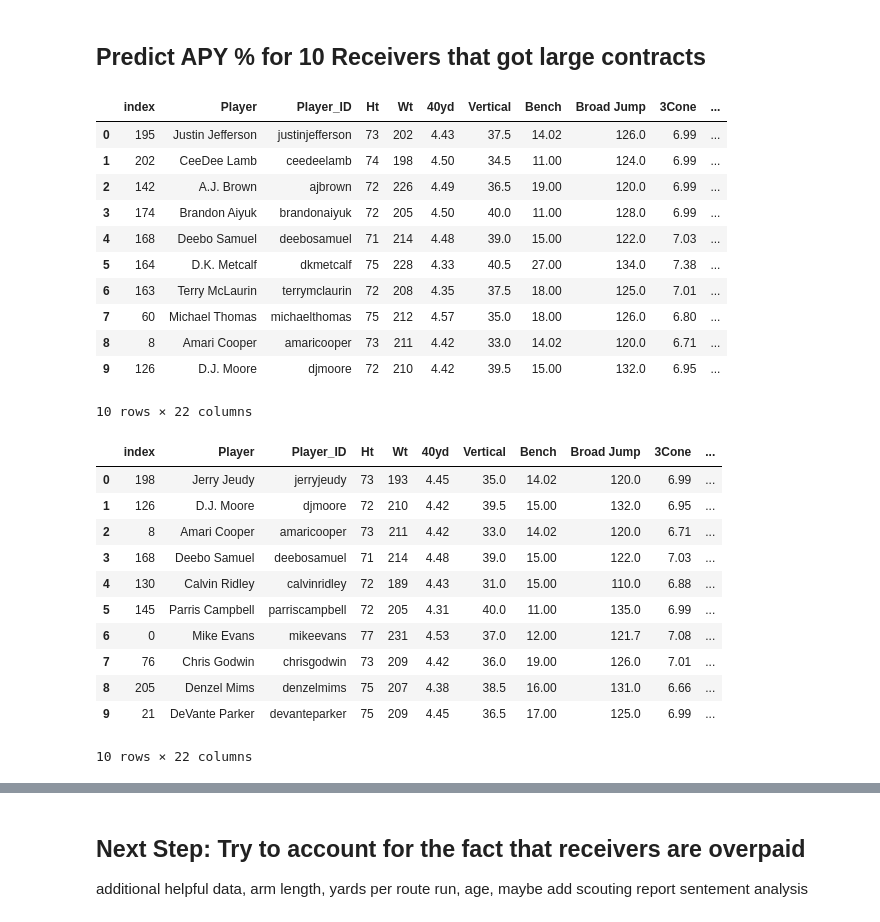
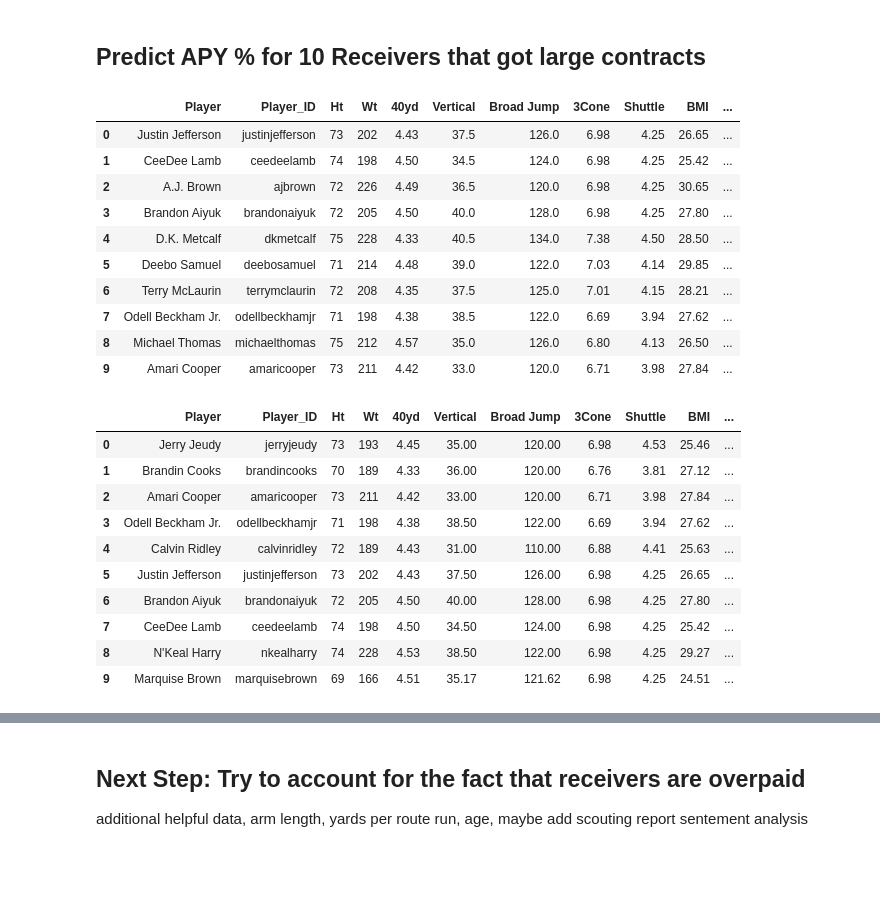
Before and after one commit to tramsay-deloitte/Football-Blog, a Jupyter notebook: Will a WR be good in the NFL?.ipynb, the cells around one changed output, grey strips where cells are left out. Drawn from its saved outputs; the diff is of its cells as text; code cells hidden in the pictures; blank space fills up the shorter version.

```diff
--- a/Will a WR be good in the NFL?.ipynb
+++ b/Will a WR be good in the NFL?.ipynb
@@ -291,8 +286,7 @@ def scrape_receiving_stats(years_list):
     return df
 # %%
-years_list
-df = scrape_receiving_stats(years_list)
-df.sort_values(by = 'Player').head()
+college_stats = scrape_receiving_stats(years_list)
+college_stats.sort_values(by = 'Player').head()
 # %% [output]
 |  | Rk | Player | Team | Conf | G | Rec | rec_yds | Y/R | rec_TD | Y/G | Att | ... |
 | 1504 | 1505.0 | A'Darius Purifoy | Appalachian State | Sun Belt | 5.0 | 2.0 | 25.0 | 12.5 | 0.0 | 5.0 | 0.0 | ... |
@@ -300,10 +294,6 @@ df.sort_values(by = 'Player').head()
 | 740 | 741.0 | A.D. Miller | Oklahoma | Big 12 | 12.0 | 12.0 | 145.0 | 12.1 | 2.0 | 12.1 | 0.0 | ... |
 | 1513 | 1514.0 | A.J. Abbott | Wisconsin | Big Ten | 4.0 | 2.0 | 12.0 | 6.0 | 0.0 | 3.0 | 0.0 | ... |
 | 1421 | 1422.0 | A.J. Alexander | Ohio State | Big Ten | 13.0 | 4.0 | 27.0 | 6.8 | 0.0 | 2.1 | 0.0 | ... |
-# %%
-# Create the 'Player_ID' column by removing punctuation and spaces
-df['Player_ID'] = df['Player'].apply(lambda x: x.translate(str.maketrans('', '', string.punctuation)).replace(' ', '').lower())
-college_stats = df
 # %% [markdown]
 ## Join College Stats with Combine Stats and Second Contracts
 # %%
@@ -402,7 +392,7 @@ df_merged = pd.concat([df_merged, df_schools], axis=1)
 # %% [markdown]
 ## Multiple Linear Regression
 # %%
-df_merged2 = df_merged[['Player','Player_ID','Ht','Wt','40yd', 'Vertical', 'Bench',
+df_merged2 = df_merged[['Player','Player_ID','Ht','Wt','40yd', 'Vertical',
        'Broad Jump', '3Cone', 'Shuttle', 'BMI', 'Draft Pick',
        'Draft Year', 'G', 'Rec', 'rec_yds', 'Y/R',
        'rec_TD', 'Y/G',
@@ -411,7 +401,7 @@ df_merged2 = df_merged[['Player','Player_ID','Ht','Wt','40yd', 'Vertical', 'Benc
 # Define the independent variables (X) and the dependent variable (Y)
 ind_vars = ['Vertical','Ht','Broad Jump', '3Cone', 'Shuttle', '40yd','BMI',
             'Draft Round', 'Draft Year',
-            'rec_yds','Rec','G','years_played', 'rec_TD',
+            'rec_yds','Rec','Y/G','years_played', 'rec_TD',
             'bmi/40', 'bmi/shuttle','bmi/vertical',
 
             #dummy vars
@@ -422,7 +412,7 @@ X = df_merged[ind_vars] # Independent variables
 y = df_merged['APY as % Of Cap At Signing']  # Dependent variable
 
 # Split data into training and test sets (optional, for validation)
-X_train, X_test, y_train, y_test = train_test_split(X, y, test_size=0.2, random_state=42)
+X_train, X_test, y_train, y_test = train_test_split(X, y, test_size=0.1, random_state=42)
 
 # Create a linear regression model
 model = LinearRegression()
@@ -508,33 +495,31 @@ preds = model.predict(df_merged[X.columns])
 df_merged2['Predicted APY as % of Cap'] = preds
 # %%
 # Sort by actual
-df_merged2.sort_values(by = 'APY as % Of Cap At Signing', ascending = False).reset_index().head(10)
+df_merged2.sort_values(by = 'APY as % Of Cap At Signing', ascending = False).reset_index(drop = True).head(10)
 # %% [output]
-|  | index | Player | Player_ID | Ht | Wt | 40yd | Vertical | Bench | Broad Jump | 3Cone | ... |
-| 0 | 195 | Justin Jefferson | justinjefferson | 73 | 202 | 4.43 | 37.5 | 14.02 | 126.0 | 6.99 | ... |
-| 1 | 202 | CeeDee Lamb | ceedeelamb | 74 | 198 | 4.50 | 34.5 | 11.00 | 124.0 | 6.99 | ... |
-| 2 | 142 | A.J. Brown | ajbrown | 72 | 226 | 4.49 | 36.5 | 19.00 | 120.0 | 6.99 | ... |
-| 3 | 174 | Brandon Aiyuk | brandonaiyuk | 72 | 205 | 4.50 | 40.0 | 11.00 | 128.0 | 6.99 | ... |
-| 4 | 168 | Deebo Samuel | deebosamuel | 71 | 214 | 4.48 | 39.0 | 15.00 | 122.0 | 7.03 | ... |
-| 5 | 164 | D.K. Metcalf | dkmetcalf | 75 | 228 | 4.33 | 40.5 | 27.00 | 134.0 | 7.38 | ... |
-| 6 | 163 | Terry McLaurin | terrymclaurin | 72 | 208 | 4.35 | 37.5 | 18.00 | 125.0 | 7.01 | ... |
-| 7 | 60 | Michael Thomas | michaelthomas | 75 | 212 | 4.57 | 35.0 | 18.00 | 126.0 | 6.80 | ... |
-| 8 | 8 | Amari Cooper | amaricooper | 73 | 211 | 4.42 | 33.0 | 14.02 | 120.0 | 6.71 | ... |
-| 9 | 126 | D.J. Moore | djmoore | 72 | 210 | 4.42 | 39.5 | 15.00 | 132.0 | 6.95 | ... |
+|  | Player | Player_ID | Ht | Wt | 40yd | Vertical | Broad Jump | 3Cone | Shuttle | BMI | ... |
+| 0 | Justin Jefferson | justinjefferson | 73 | 202 | 4.43 | 37.5 | 126.0 | 6.98 | 4.25 | 26.65 | ... |
+| 1 | CeeDee Lamb | ceedeelamb | 74 | 198 | 4.50 | 34.5 | 124.0 | 6.98 | 4.25 | 25.42 | ... |
+| 2 | A.J. Brown | ajbrown | 72 | 226 | 4.49 | 36.5 | 120.0 | 6.98 | 4.25 | 30.65 | ... |
+| 3 | Brandon Aiyuk | brandonaiyuk | 72 | 205 | 4.50 | 40.0 | 128.0 | 6.98 | 4.25 | 27.80 | ... |
+| 4 | D.K. Metcalf | dkmetcalf | 75 | 228 | 4.33 | 40.5 | 134.0 | 7.38 | 4.50 | 28.50 | ... |
+| 5 | Deebo Samuel | deebosamuel | 71 | 214 | 4.48 | 39.0 | 122.0 | 7.03 | 4.14 | 29.85 | ... |
+| 6 | Terry McLaurin | terrymclaurin | 72 | 208 | 4.35 | 37.5 | 125.0 | 7.01 | 4.15 | 28.21 | ... |
+| 7 | Odell Beckham Jr. | odellbeckhamjr | 71 | 198 | 4.38 | 38.5 | 122.0 | 6.69 | 3.94 | 27.62 | ... |
+| 8 | Michael Thomas | michaelthomas | 75 | 212 | 4.57 | 35.0 | 126.0 | 6.80 | 4.13 | 26.50 | ... |
+| 9 | Amari Cooper | amaricooper | 73 | 211 | 4.42 | 33.0 | 120.0 | 6.71 | 3.98 | 27.84 | ... |
-10 rows × 22 columns
 # %%
 # Sort by predicted
-df_merged2.sort_values(by = 'Predicted APY as % of Cap', ascending = False).reset_index().head(10)
+df_merged2.sort_values(by = 'Predicted APY as % of Cap', ascending = False).reset_index(drop = True).head(10)
 # %% [output]
-|  | index | Player | Player_ID | Ht | Wt | 40yd | Vertical | Bench | Broad Jump | 3Cone | ... |
-| 0 | 198 | Jerry Jeudy | jerryjeudy | 73 | 193 | 4.45 | 35.0 | 14.02 | 120.0 | 6.99 | ... |
-| 1 | 126 | D.J. Moore | djmoore | 72 | 210 | 4.42 | 39.5 | 15.00 | 132.0 | 6.95 | ... |
-| 2 | 8 | Amari Cooper | amaricooper | 73 | 211 | 4.42 | 33.0 | 14.02 | 120.0 | 6.71 | ... |
-| 3 | 168 | Deebo Samuel | deebosamuel | 71 | 214 | 4.48 | 39.0 | 15.00 | 122.0 | 7.03 | ... |
-| 4 | 130 | Calvin Ridley | calvinridley | 72 | 189 | 4.43 | 31.0 | 15.00 | 110.0 | 6.88 | ... |
-| 5 | 145 | Parris Campbell | parriscampbell | 72 | 205 | 4.31 | 40.0 | 11.00 | 135.0 | 6.99 | ... |
-| 6 | 0 | Mike Evans | mikeevans | 77 | 231 | 4.53 | 37.0 | 12.00 | 121.7 | 7.08 | ... |
-| 7 | 76 | Chris Godwin | chrisgodwin | 73 | 209 | 4.42 | 36.0 | 19.00 | 126.0 | 7.01 | ... |
-| 8 | 205 | Denzel Mims | denzelmims | 75 | 207 | 4.38 | 38.5 | 16.00 | 131.0 | 6.66 | ... |
-| 9 | 21 | DeVante Parker | devanteparker | 75 | 209 | 4.45 | 36.5 | 17.00 | 125.0 | 6.99 | ... |
+|  | Player | Player_ID | Ht | Wt | 40yd | Vertical | Broad Jump | 3Cone | Shuttle | BMI | ... |
+| 0 | Jerry Jeudy | jerryjeudy | 73 | 193 | 4.45 | 35.00 | 120.00 | 6.98 | 4.53 | 25.46 | ... |
+| 1 | Brandin Cooks | brandincooks | 70 | 189 | 4.33 | 36.00 | 120.00 | 6.76 | 3.81 | 27.12 | ... |
+| 2 | Amari Cooper | amaricooper | 73 | 211 | 4.42 | 33.00 | 120.00 | 6.71 | 3.98 | 27.84 | ... |
+| 3 | Odell Beckham Jr. | odellbeckhamjr | 71 | 198 | 4.38 | 38.50 | 122.00 | 6.69 | 3.94 | 27.62 | ... |
+| 4 | Calvin Ridley | calvinridley | 72 | 189 | 4.43 | 31.00 | 110.00 | 6.88 | 4.41 | 25.63 | ... |
+| 5 | Justin Jefferson | justinjefferson | 73 | 202 | 4.43 | 37.50 | 126.00 | 6.98 | 4.25 | 26.65 | ... |
+| 6 | Brandon Aiyuk | brandonaiyuk | 72 | 205 | 4.50 | 40.00 | 128.00 | 6.98 | 4.25 | 27.80 | ... |
+| 7 | CeeDee Lamb | ceedeelamb | 74 | 198 | 4.50 | 34.50 | 124.00 | 6.98 | 4.25 | 25.42 | ... |
+| 8 | N'Keal Harry | nkealharry | 74 | 228 | 4.53 | 38.50 | 122.00 | 6.98 | 4.25 | 29.27 | ... |
+| 9 | Marquise Brown | marquisebrown | 69 | 166 | 4.51 | 35.17 | 121.62 | 6.98 | 4.25 | 24.51 | ... |
-10 rows × 22 columns
```
Also changed, not shown: parts of 28 cells of this notebook.
